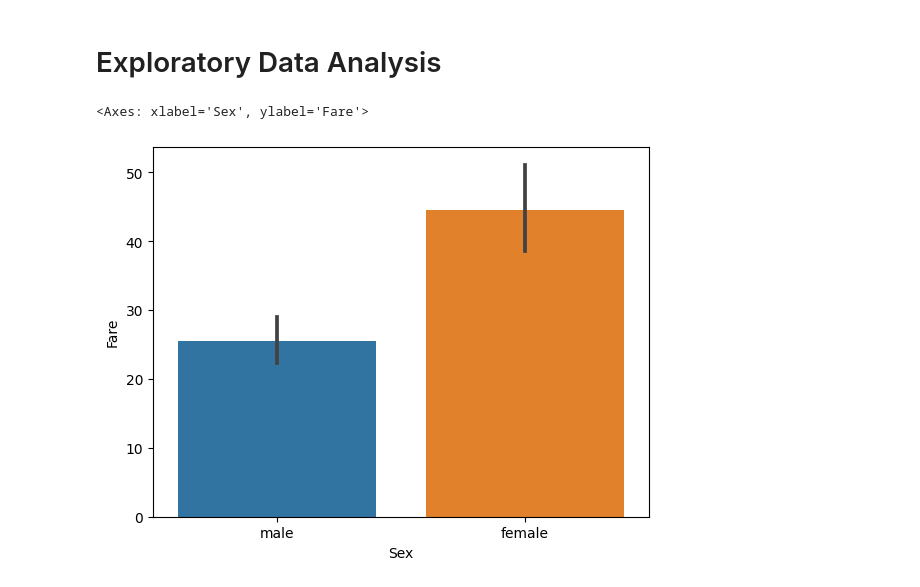
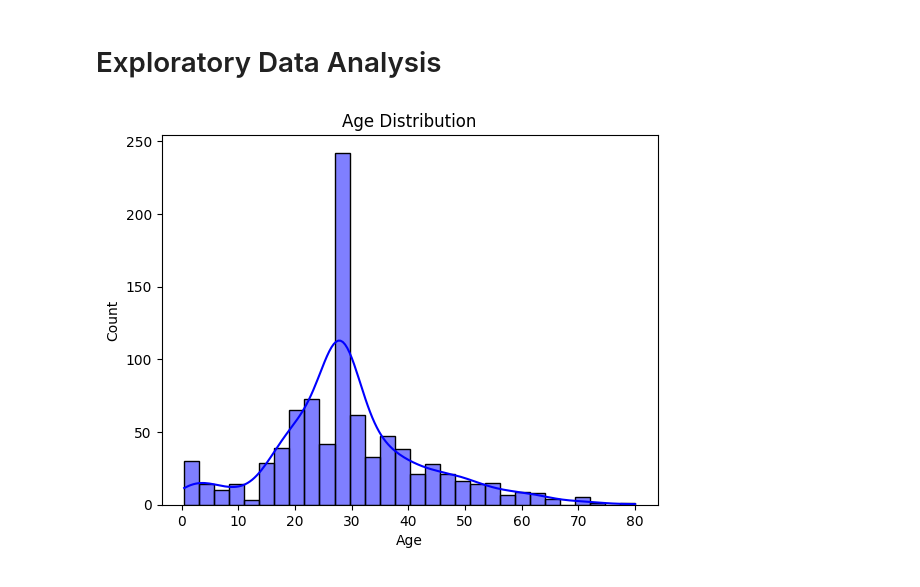
Before and after one commit to joelcsadi/KaggleML, a Jupyter notebook: titanic-prediction.ipynb, the cells around one changed output. Saved outputs shown, nothing was run; the diff lists cells and outputs as text; code cells hidden in the pictures.

```diff
--- a/titanic-prediction.ipynb
+++ b/titanic-prediction.ipynb
@@ -54,8 +55,10 @@ training["Embarked"].isna().any()
 False
 # %% [markdown]
 # Exploratory Data Analysis
-# %%
-sns.barplot(x = 'Sex', y = 'Fare', data = training)
-# %% [output]
-<Axes: xlabel='Sex', ylabel='Fare'>
-[figure, removed]
+# %%
+## Age Distribution Note(Unimodal at 28 due to NaValue Median Repair)
+sns.histplot(training['Age'], bins=30, kde=True, color='blue')
+plt.title("Age Distribution")
+plt.show()
+# %% [output]
+[figure, added]
```
Also changed, not shown: parts of 7 cells of this notebook.
